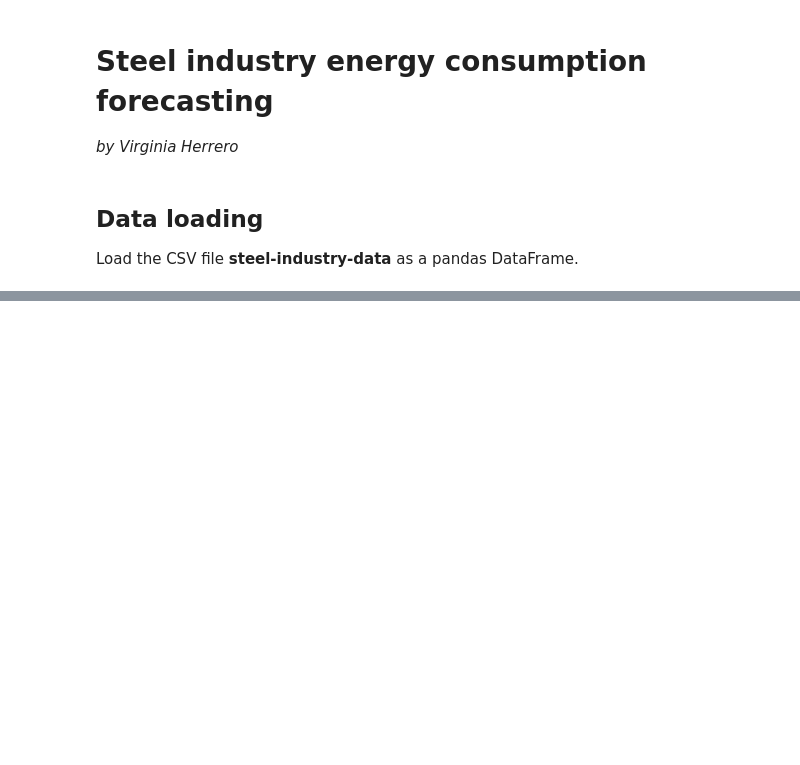
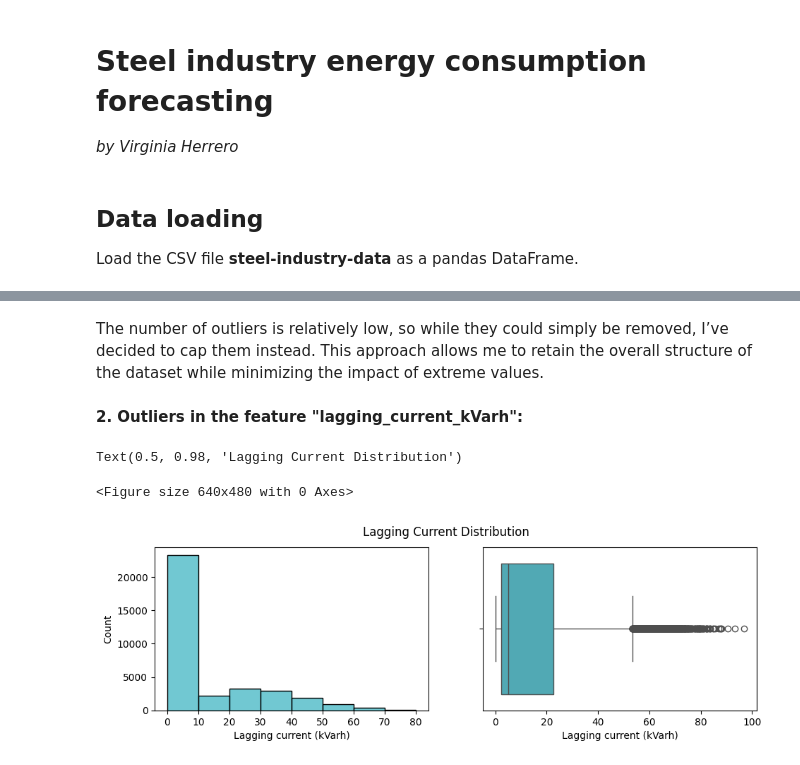
Before and after one commit to herrerovir/Steel-industry-energy-consumption-forecasting, a Jupyter notebook: Steel-industry-energy-consumption-forecasting.ipynb, the cells around one changed output, grey strips where cells are left out. Saved outputs shown, nothing was run; the diff lists cells and outputs as text; code cells hidden in the pictures; blank space fills up the shorter version.

```diff
--- a/Steel-industry-energy-consumption-forecasting.ipynb
+++ b/Steel-industry-energy-consumption-forecasting.ipynb
@@ -25,0 +249,2 @@ df.head()
+# %% [markdown]
+The number of outliers is relatively low, so while they could simply be removed, I’ve decided to cap them instead. This approach allows me to retain the overall structure of the dataset while minimizing the impact of extreme values.
@@ -25,0 +289,17 @@ df.head()
+# %%
+df = cap_outliers(df, "energy_usage_kWh")
+# %% [markdown]
+**2. Outliers in the feature "lagging_current_kVarh":**
+# %%
+# Plot the lagging current distribution using a histogram and boxplot
+lagging_current_distribution = plt.figure()
+fig, ax = plt.subplots(1, 2, figsize = (11, 3))
+sns.histplot(df["lagging_current_kVarh"], ax = ax[0], bins = 8, binrange = (0, 80), color = "#41b6c4")
+sns.boxplot(x = df["lagging_current_kVarh"], ax = ax[1], color = "#41b6c4")
+ax[0].set_xlabel("Lagging current (kVarh)")
+ax[1].set_xlabel("Lagging current (kVarh)")
+plt.suptitle("Lagging Current Distribution", size = 12)
+# %% [output]
+Text(0.5, 0.98, 'Lagging Current Distribution')
+<Figure size 640x480 with 0 Axes>
+[figure, added]
```
Also changed, not shown: parts of 37 cells of this notebook.
